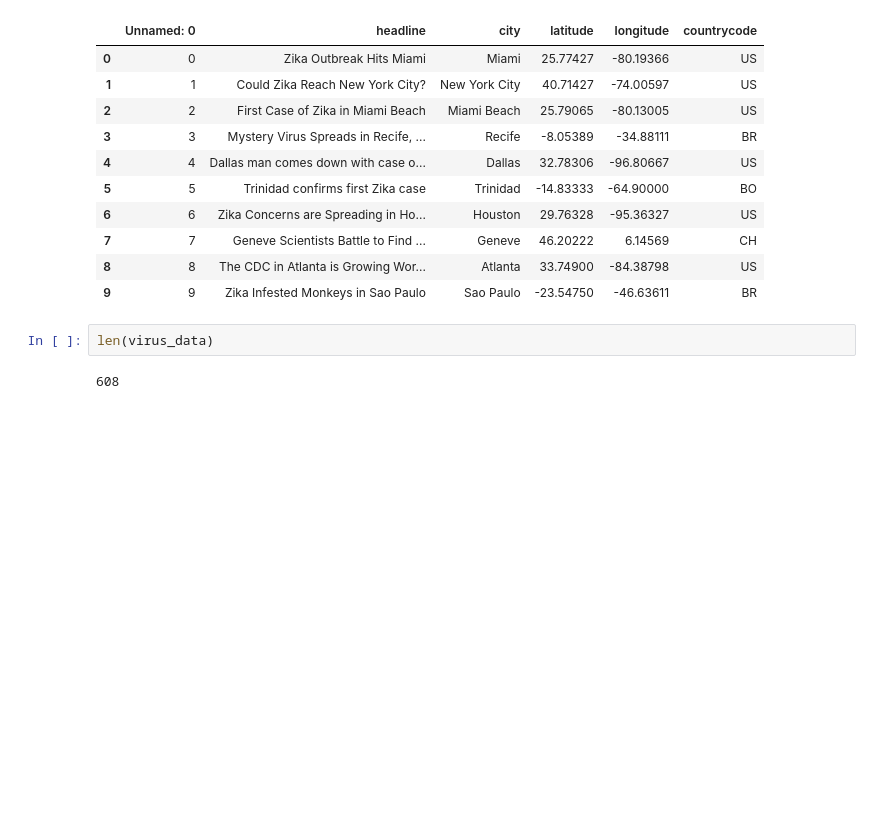
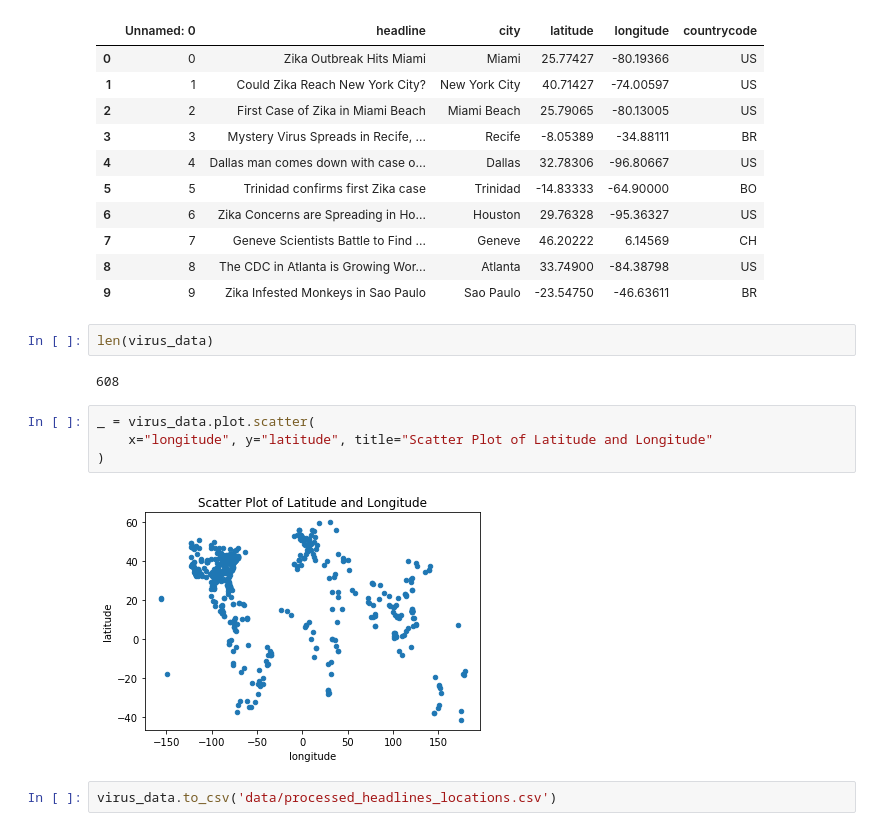
Before and after one commit to gilxa1226/discovering-disease-outbreaks, a Jupyter notebook: Section 2.ipynb, the cells around one changed output. Cells and saved outputs as stored; diff of their text form; blank space fills up the shorter version.

```diff
--- a/Section 2.ipynb
+++ b/Section 2.ipynb
@@ -132,3 +132,11 @@ virus_data.head(10)
 len(virus_data)
 # %% [output]
 608
+# %%
+_ = virus_data.plot.scatter(
+    x="longitude", y="latitude", title="Scatter Plot of Latitude and Longitude"
+)
+# %% [output]
+[figure, added]
+# %%
+virus_data.to_csv('data/processed_headlines_locations.csv')
```
Also changed, not shown: 5 other files.
